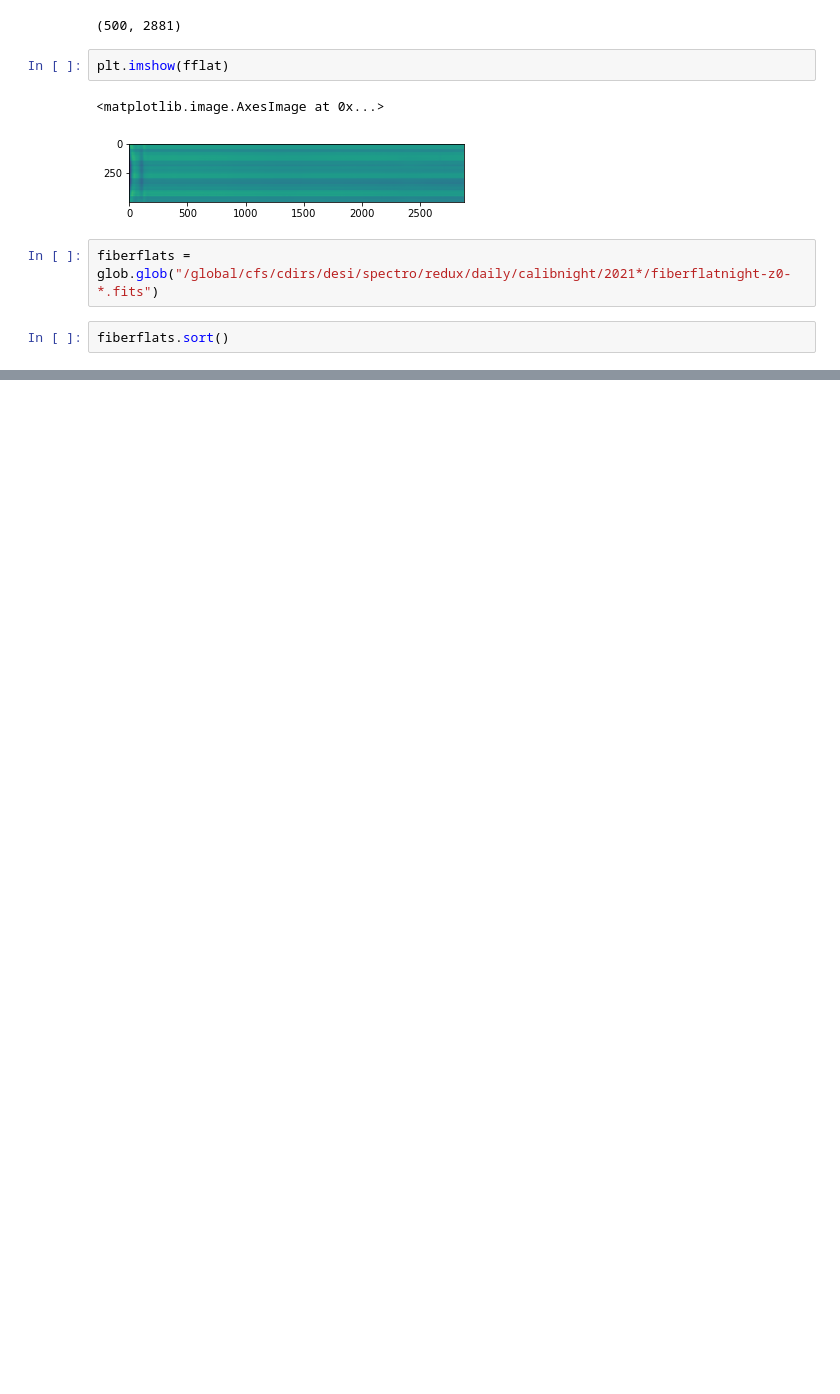
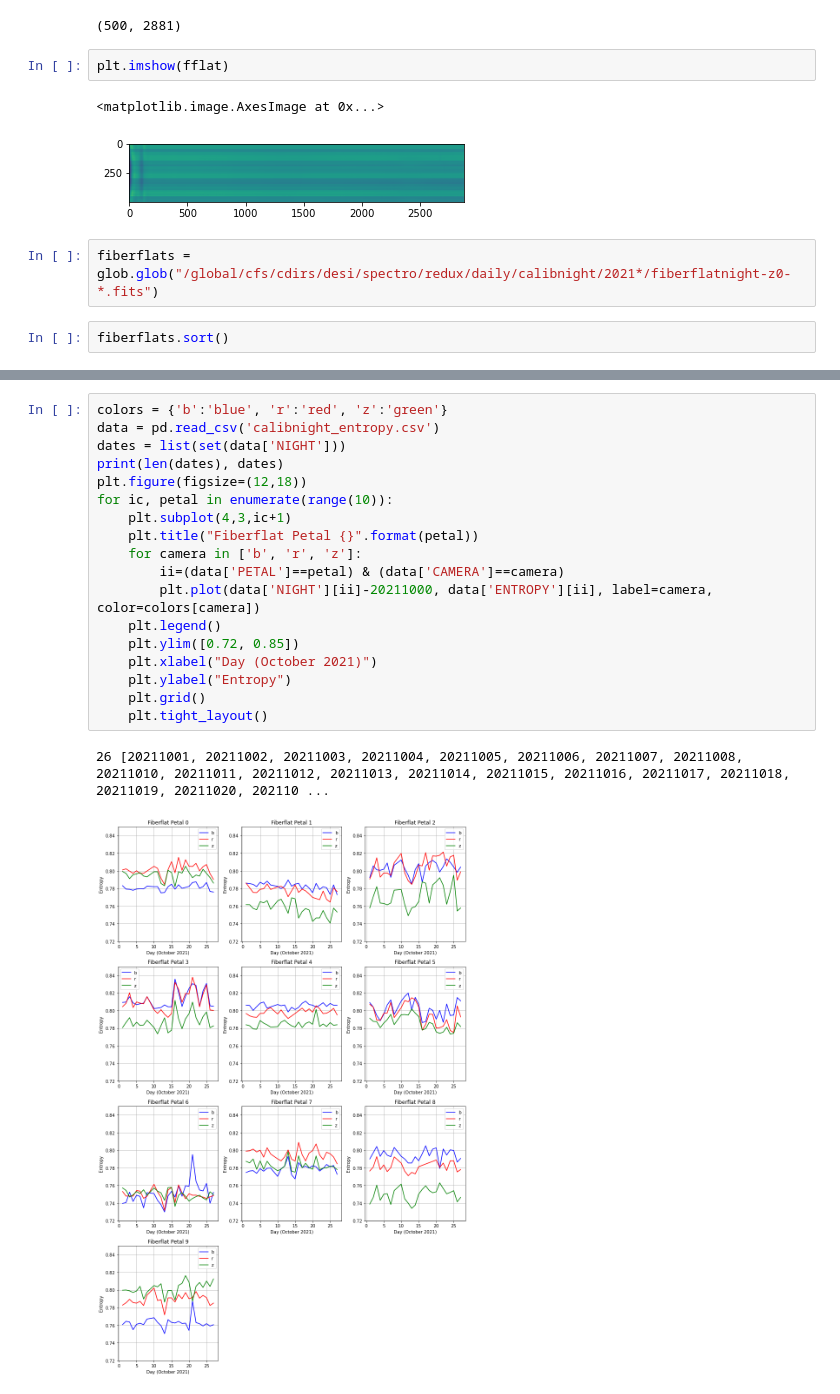
Before and after one commit to forero/SandboxDESI, a Jupyter notebook: entropy/explore_frames.ipynb, the cells around one changed output, grey strips where cells are left out. Cells and saved outputs as stored; diff of their text form; blank space fills up the shorter version.

```diff
--- a/entropy/explore_frames.ipynb
+++ b/entropy/explore_frames.ipynb
@@ -60,0 +88,21 @@ fiberflats
+# %%
+colors = {'b':'blue', 'r':'red', 'z':'green'}
+data = pd.read_csv('calibnight_entropy.csv')
+dates = list(set(data['NIGHT']))
+print(len(dates), dates)
+plt.figure(figsize=(12,18))
+for ic, petal in enumerate(range(10)):
+    plt.subplot(4,3,ic+1)
+    plt.title("Fiberflat Petal {}".format(petal))
+    for camera in ['b', 'r', 'z']:
+        ii=(data['PETAL']==petal) & (data['CAMERA']==camera)
+        plt.plot(data['NIGHT'][ii]-20211000, data['ENTROPY'][ii], label=camera, color=colors[camera])
+    plt.legend()
+    plt.ylim([0.72, 0.85])
+    plt.xlabel("Day (October 2021)")
+    plt.ylabel("Entropy")
+    plt.grid()
+    plt.tight_layout()
+# %% [output]
+26 [20211001, 20211002, 20211003, 20211004, 20211005, 20211006, 20211007, 20211008, 20211010, 20211011, 20211012, 20211013, 20211014, 20211015, 20211016, 20211017, 20211018, 20211019, 20211020, 202110 ...
+[figure, added]
```
Also changed, not shown: parts of 10 cells of this notebook.
